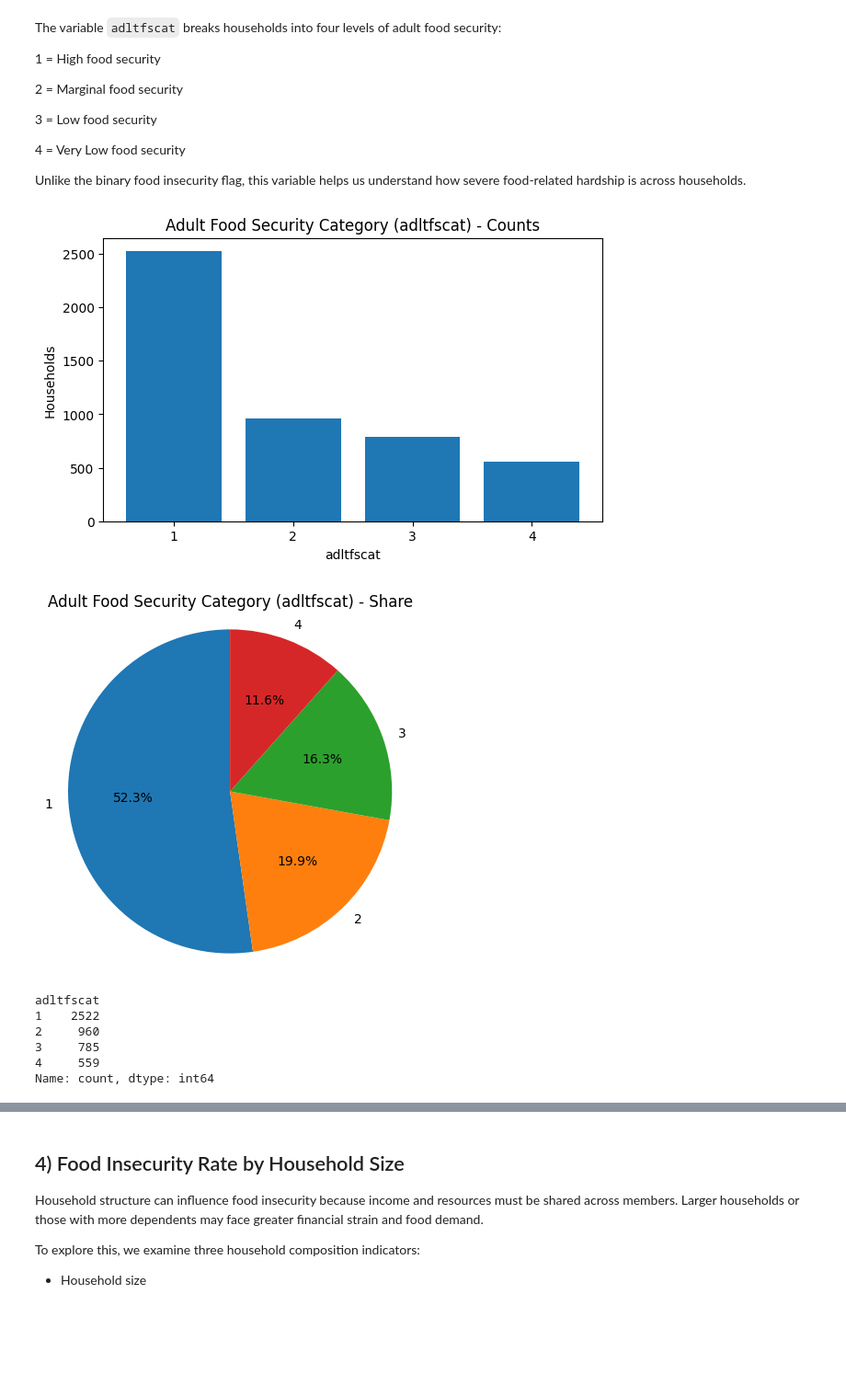
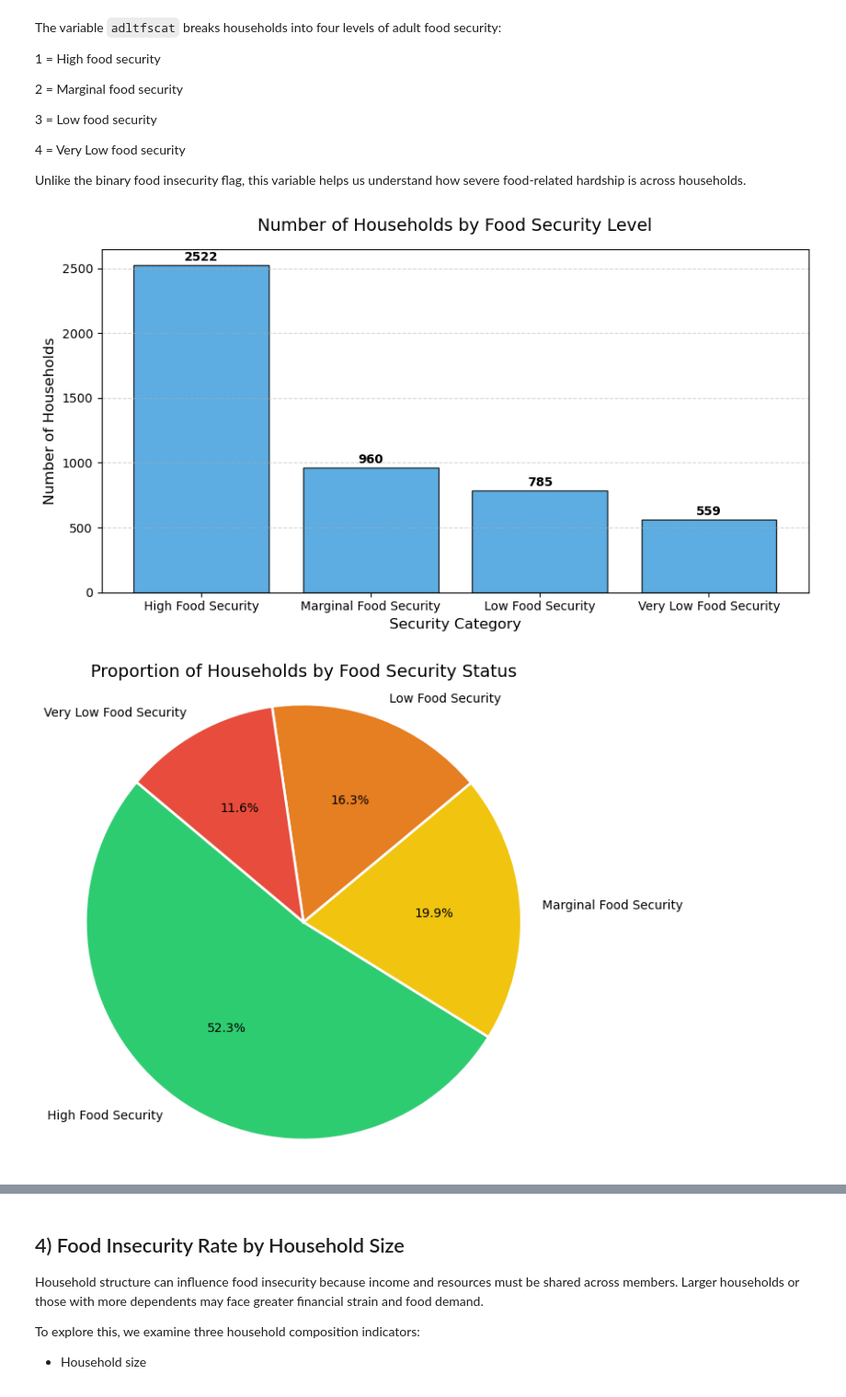
Before and after one commit to damilp36/foodinsecurity, a Jupyter notebook: food_insecurity.ipynb, the cells around one changed output, grey strips where cells are left out. Shown at 92% size. Saved outputs shown, nothing was run; the diff lists cells and outputs as text; code cells hidden in the pictures; blank space fills up the shorter version.

```diff
--- a/food_insecurity.ipynb
+++ b/food_insecurity.ipynb
@@ -144,29 +173,53 @@ The variable `adltfscat` breaks households into four levels of adult food securi
 
 Unlike the binary food insecurity flag, this variable helps us understand how severe food-related hardship is across households.
 # %%
+# 1. Define the descriptive labels
+ADULT_FS_LABELS = {
+    1: "High Food Security",
+    2: "Marginal Food Security",
+    3: "Low Food Security",
+    4: "Very Low Food Security"
+}
+
+# 2. Prepare the data
 sev = "adltfscat"
 sev_counts = df[sev].value_counts().sort_index()
+# Create the text labels for the charts
+mapped_labels = [ADULT_FS_LABELS.get(i, i) for i in sev_counts.index]
 
-plt.figure(figsize=(7,4))
-plt.bar(sev_counts.index.astype(str), sev_counts.values)
-plt.title("Adult Food Security Category (adltfscat) - Counts")
-plt.xlabel("adltfscat")
-plt.ylabel("Households")
+# 3. Bar Chart (Counts) - Updated with labels and visual polish
+plt.figure(figsize=(9, 5))
+bars = plt.bar(mapped_labels, sev_counts.values, color='#3498db', edgecolor='black', alpha=0.8)
+
+# Add exact counts on top of each bar for clarity
+for bar in bars:
+    yval = bar.get_height()
+    plt.text(bar.get_x() + bar.get_width()/2, yval + 15, f'{int(yval)}',
+             ha='center', va='bottom', fontweight='bold', fontsize=10)
+
+plt.title("Number of Households by Food Security Level", fontsize=14, pad=15)
+plt.ylabel("Number of Households", fontsize=12)
+plt.xlabel("Security Category", fontsize=12)
+plt.grid(axis='y', linestyle='--', alpha=0.5)
+plt.tight_layout()
 plt.show()
 
-plt.figure(figsize=(5,5))
-plt.pie(sev_counts.values, labels=sev_counts.index.astype(str), autopct="%1.1f%%", startangle=90)
-plt.title("Adult Food Security Category (adltfscat) - Share")
+# 4. Pie Chart (Share) - Updated with labels and color coding
+# Colors: Green (Safe) to Red (Critical)
+colors = ['#2ecc71', '#f1c40f', '#e67e22', '#e74c3c']
+
+plt.figure(figsize=(7, 7))
+plt.pie(sev_counts.values, labels=mapped_labels, autopct="%1.1f%%",
+        startangle=140, colors=colors, wedgeprops={'edgecolor': 'white', 'linewidth': 2})
+
+plt.title("Proportion of Households by Food Security Status", fontsize=14)
 plt.axis("equal")
 plt.show()
 
-sev_counts
+# Display the summary table with labels
+sev_summary = sev_counts.to_frame(name='Number of Households')
+sev_summary.index = sev_summary.index.map(ADULT_FS_LABELS)
+sev_summary
 # %% [output]
-[figure, old version]
+[figure, new version]
-[figure, old version]
+[figure, new version]
-adltfscat
-1    2522
-2     960
-3     785
-4     559
-Name: count, dtype: int64
```
Also changed, not shown: parts of 33 cells of this notebook.
